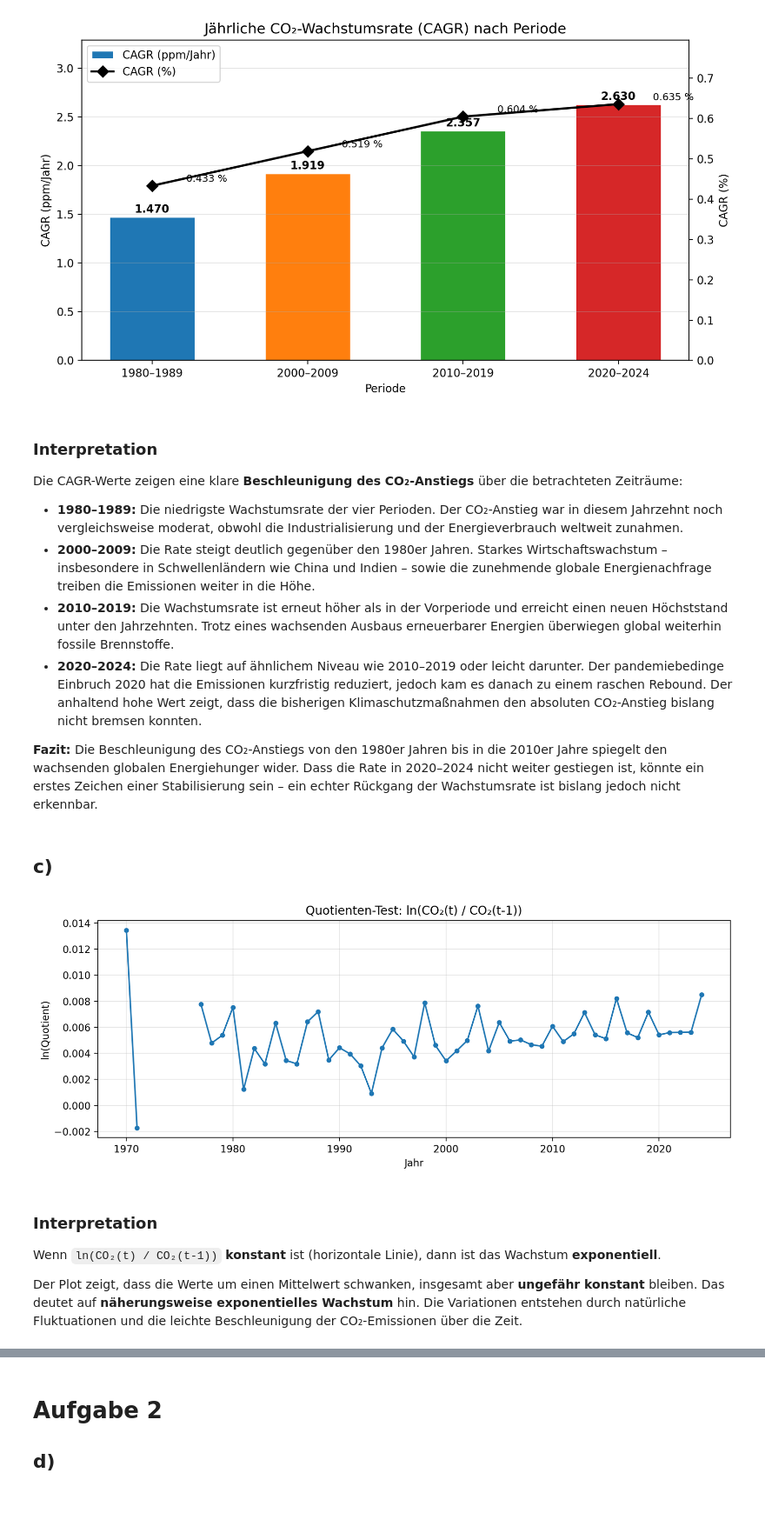
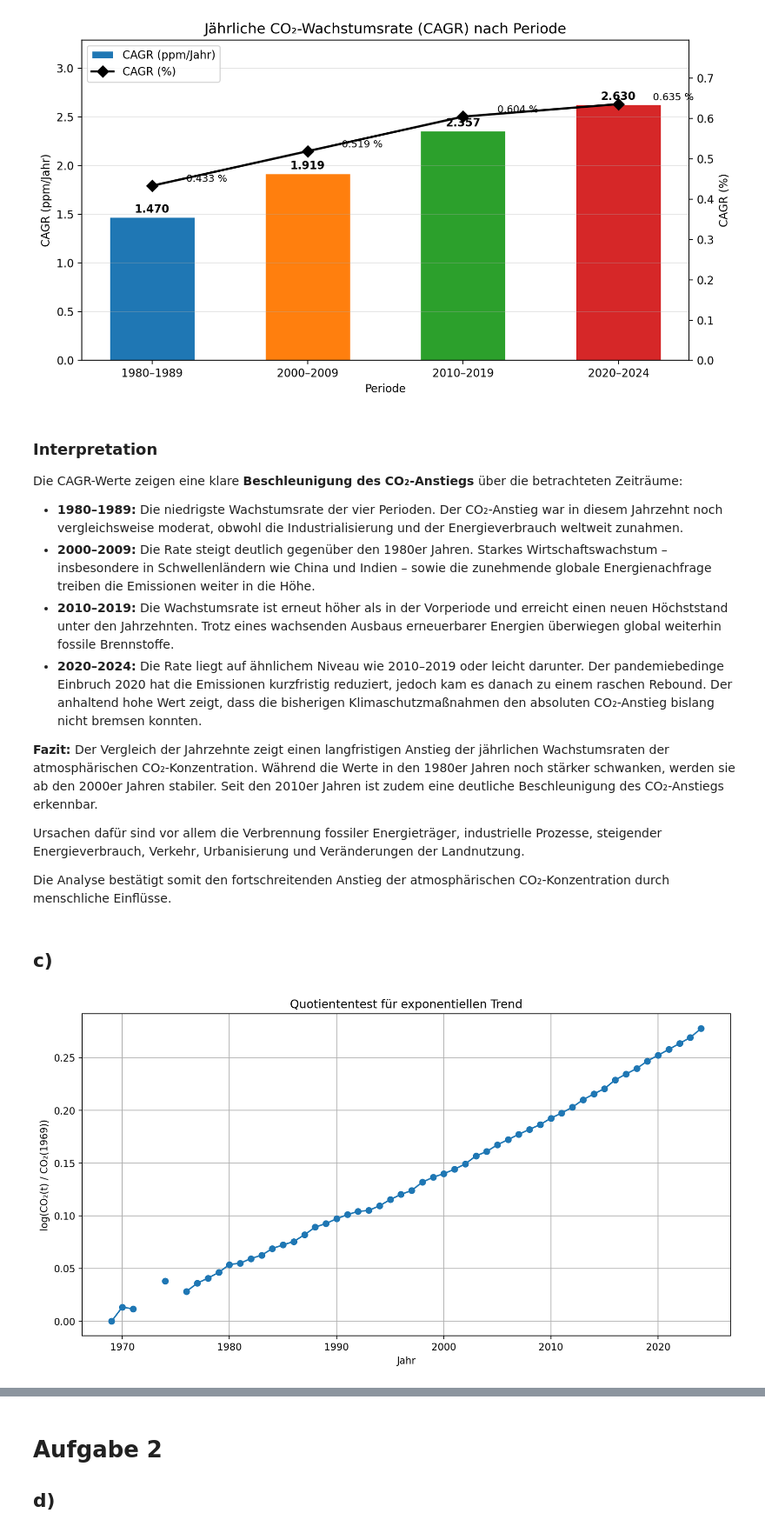
Before and after one commit to hagen-o/Umweltmonitoring-AB3, a Jupyter notebook: AB3_Bearbeitung.ipynb, the cells around one changed output, grey strips where cells are left out. Shown at 87% size. Cells and saved outputs as stored; diff of their text form; code cells hidden in the pictures; blank space fills up the shorter version.

```diff
--- a/AB3_Bearbeitung.ipynb
+++ b/AB3_Bearbeitung.ipynb
@@ -330,28 +330,43 @@ Die CAGR-Werte zeigen eine klare **Beschleunigung des CO₂-Anstiegs** über die
 - **2010–2019:** Die Wachstumsrate ist erneut höher als in der Vorperiode und erreicht einen neuen Höchststand unter den Jahrzehnten. Trotz eines wachsenden Ausbaus erneuerbarer Energien überwiegen global weiterhin fossile Brennstoffe.
 - **2020–2024:** Die Rate liegt auf ähnlichem Niveau wie 2010–2019 oder leicht darunter. Der pandemiebedinge Einbruch 2020 hat die Emissionen kurzfristig reduziert, jedoch kam es danach zu einem raschen Rebound. Der anhaltend hohe Wert zeigt, dass die bisherigen Klimaschutzmaßnahmen den absoluten CO₂-Anstieg bislang nicht bremsen konnten.
 
-**Fazit:** Die Beschleunigung des CO₂-Anstiegs von den 1980er Jahren bis in die 2010er Jahre spiegelt den wachsenden globalen Energiehunger wider. Dass die Rate in 2020–2024 nicht weiter gestiegen ist, könnte ein erstes Zeichen einer Stabilisierung sein – ein echter Rückgang der Wachstumsrate ist bislang jedoch nicht erkennbar.
+**Fazit:**
+Der Vergleich der Jahrzehnte zeigt einen langfristigen Anstieg der jährlichen Wachstumsraten der atmosphärischen CO₂-Konzentration. Während die Werte in den 1980er Jahren noch stärker schwanken, werden sie ab den 2000er Jahren stabiler. Seit den 2010er Jahren ist zudem eine deutliche Beschleunigung des CO₂-Anstiegs erkennbar.
+
+Ursachen dafür sind vor allem die Verbrennung fossiler Energieträger, industrielle Prozesse, steigender Energieverbrauch, Verkehr, Urbanisierung und Veränderungen der Landnutzung.
+
+Die Analyse bestätigt somit den fortschreitenden Anstieg der atmosphärischen CO₂-Konzentration durch menschliche Einflüsse.
 # %% [markdown]
 ## c)
-# %%
-# Quotienten zwischen aufeinanderfolgenden Jahren
-quotient = annual_mean[1:].values / annual_mean[:-1].values
-log_quotient = np.log(quotient)
-jahre = annual_mean.index[1:]
-
-plt.figure(figsize=(10, 4), dpi=200)
-plt.plot(jahre, log_quotient, 'o-', markersize=4)
-plt.title('Quotienten-Test: ln(CO₂(t) / CO₂(t-1))')
-plt.xlabel('Jahr')
-plt.ylabel('ln(Quotient)')
-plt.grid(alpha=0.3)
-plt.tight_layout()
-plt.show()
-# %% [output]
-[figure, removed]
-# %% [markdown]
-### Interpretation
-
-Wenn `ln(CO₂(t) / CO₂(t-1))` **konstant** ist (horizontale Linie), dann ist das Wachstum **exponentiell**.
-
-Der Plot zeigt, dass die Werte um einen Mittelwert schwanken, insgesamt aber **ungefähr konstant** bleiben. Das deutet auf **näherungsweise exponentielles Wachstum** hin. Die Variationen entstehen durch natürliche Fluktuationen und die leichte Beschleunigung der CO₂-Emissionen über die Zeit.
+# %%
+#Quotiententest für exponentiellen Trend
+
+# jährliche Mittelwerte berechnen
+annual_mean = df_clean["value"].resample("YE").mean()
+
+# Jahr als Zahl extrahieren
+annual_mean.index = annual_mean.index.year
+
+# Referenzwert von 1969
+co2_1969 = annual_mean.loc[1969]
+
+# Quotient und Logarithmus berechnen
+log_quotient = np.log(annual_mean / co2_1969)
+
+# Plot
+plt.figure(figsize=(12,6), dpi=200)
+
+plt.plot(
+    log_quotient.index,
+    log_quotient.values,
+    marker="o"
+)
+
+plt.xlabel("Jahr")
+plt.ylabel("log(CO₂(t) / CO₂(1969))")
+plt.title("Quotiententest für exponentiellen Trend")
+plt.grid(True)
+
+plt.show()
+# %% [output]
+[figure, added]
```
Also changed, not shown: parts of 1 cell of this notebook.
